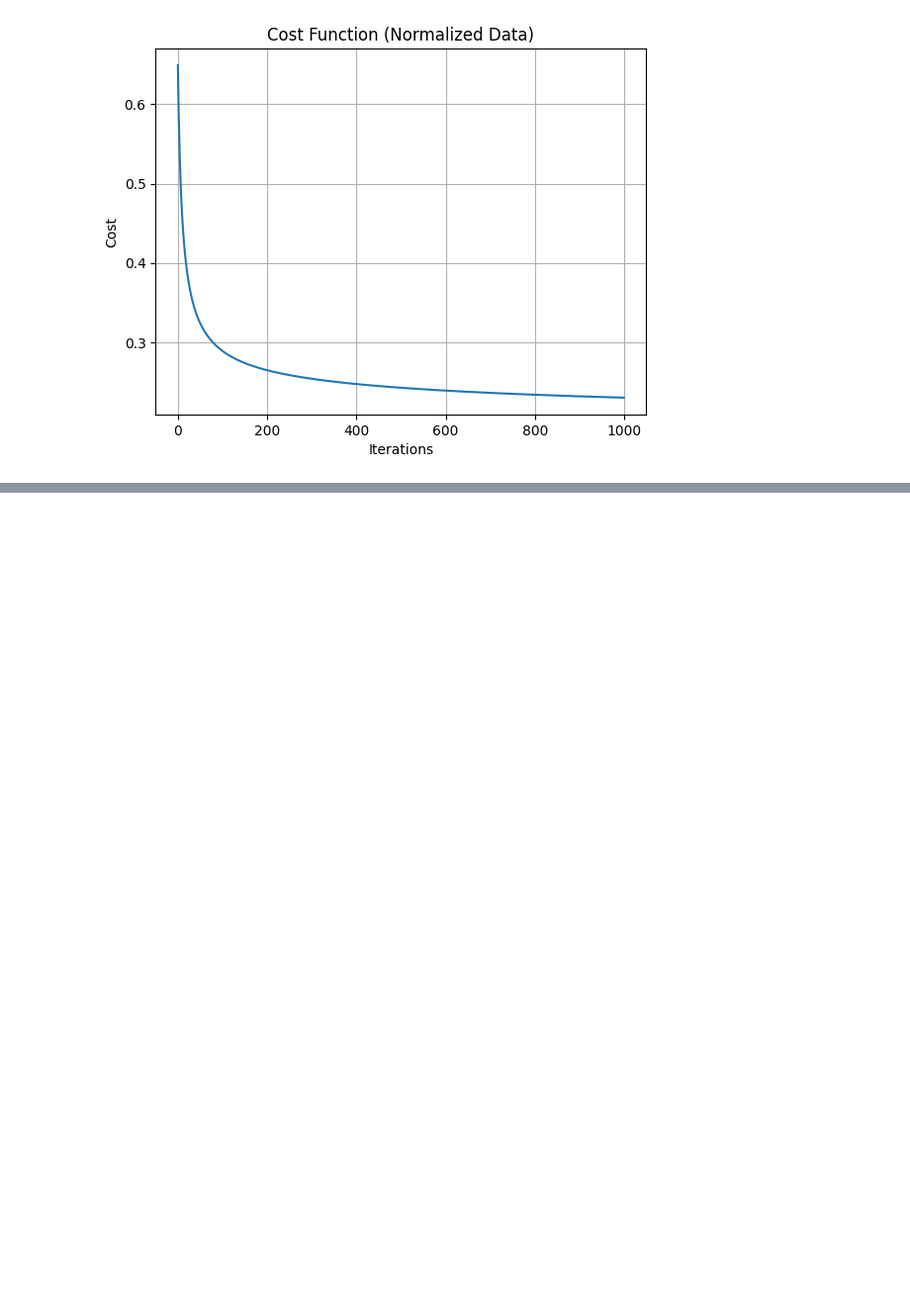
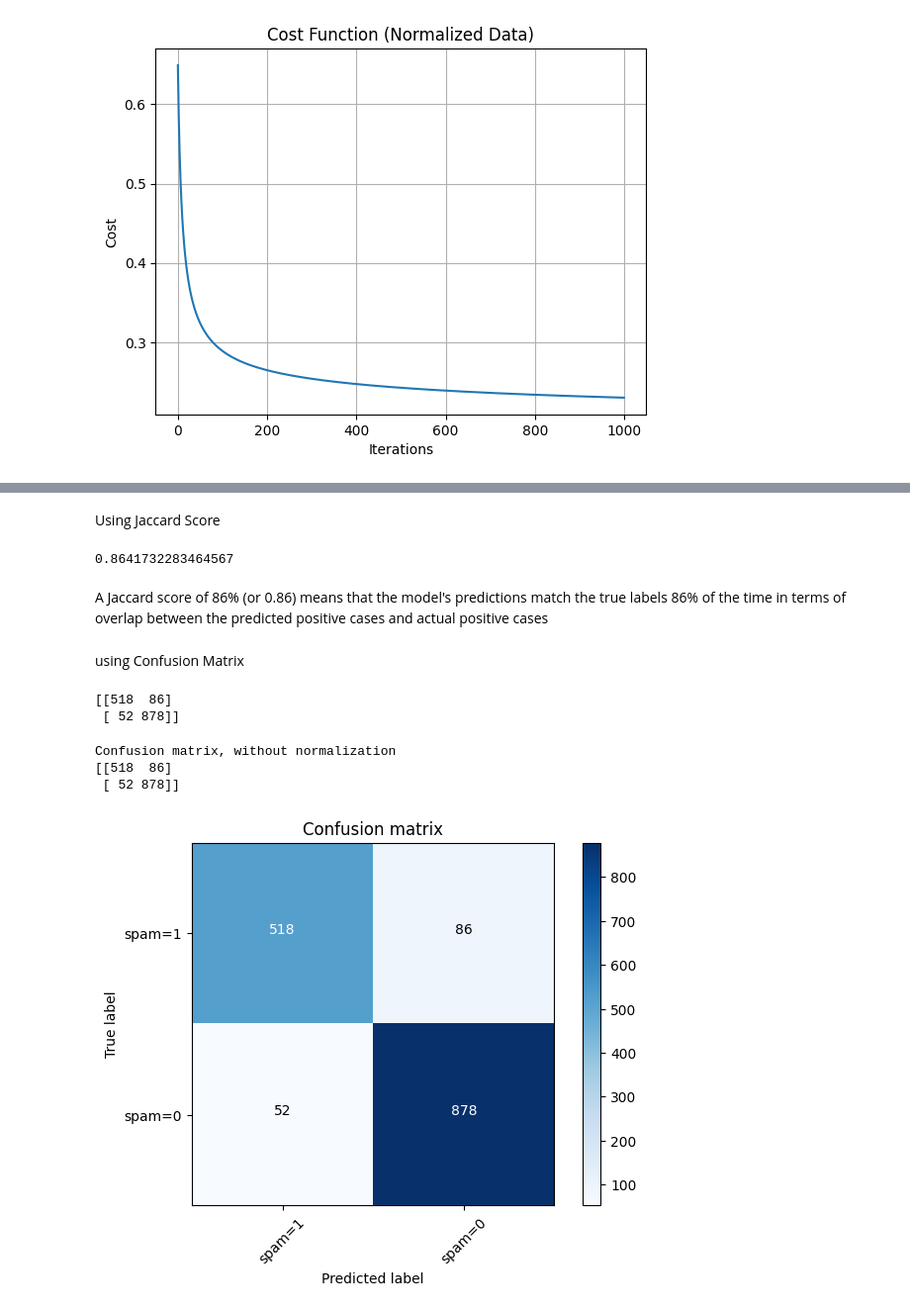
Before and after one commit to AmoguJUduka/MachineLearning, a Jupyter notebook: DeepLearningAssignments/SpamDataset_LogisticRegression.ipynb, the cells around one changed output, grey strips where cells are left out. Shown: that part at 99% size. Drawn from its saved outputs; the diff is of its cells as text; code cells hidden in the pictures; blank space fills up the shorter version.

```diff
--- a/DeepLearningAssignments/SpamDataset_LogisticRegression.ipynb
+++ b/DeepLearningAssignments/SpamDataset_LogisticRegression.ipynb
@@ -281,0 +284,5 @@ Test Accuracy: 0.9231
+# %%
+from sklearn.linear_model import LogisticRegression
+from sklearn.metrics import confusion_matrix
+LR = LogisticRegression(C=0.01, solver='liblinear').fit(X_train_normalized,y_train)
+LR
@@ -281,0 +291,3 @@ Test Accuracy: 0.9231
+# %%
+yhat = LR.predict(X_test_normalized)
+yhat
@@ -281,0 +307,67 @@ Test Accuracy: 0.9231
+# %% [markdown]
+Using Jaccard Score
+# %%
+from sklearn.metrics import jaccard_score
+jaccard_score(y_test, yhat,pos_label=0)
+# %% [output]
+0.8641732283464567
+# %% [markdown]
+A Jaccard score of 86% (or 0.86) means that the model's predictions match the true labels 86% of the time in terms of overlap between the predicted positive cases and actual positive cases
+# %% [markdown]
+using Confusion Matrix
+# %%
+from sklearn.metrics import classification_report, confusion_matrix
+import itertools
+def plot_confusion_matrix(cm, classes,
+                          normalize=False,
+                          title='Confusion matrix',
+                          cmap=plt.cm.Blues):
+    """
+    This function prints and plots the confusion matrix.
+    Normalization can be applied by setting `normalize=True`.
+    """
+    if normalize:
+        cm = cm.astype('float') / cm.sum(axis=1)[:, np.newaxis]
+        print("Normalized confusion matrix")
+    else:
+        print('Confusion matrix, without normalization')
+
+    print(cm)
+
+    plt.imshow(cm, interpolation='nearest', cmap=cmap)
+    plt.title(title)
+    plt.colorbar()
+    tick_marks = np.arange(len(classes))
+    plt.xticks(tick_marks, classes, rotation=45)
+    plt.yticks(tick_marks, classes)
+
+    fmt = '.2f' if normalize else 'd'
+    thresh = cm.max() / 2.
+    for i, j in itertools.product(range(cm.shape[0]), range(cm.shape[1])):
+        plt.text(j, i, format(cm[i, j], fmt),
+                 horizontalalignment="center",
+                 color="white" if cm[i, j] > thresh else "black")
+
+    plt.tight_layout()
+    plt.ylabel('True label')
+    plt.xlabel('Predicted label')
+
+
+print(confusion_matrix(y_test, yhat, labels=[1,0]))
+# %% [output]
+[[518  86]
+ [ 52 878]]
+# %%
+# Compute confusion matrix
+cnf_matrix = confusion_matrix(y_test, yhat, labels=[1,0])
+np.set_printoptions(precision=2)
+
+
+# Plot non-normalized confusion matrix
+plt.figure()
+plot_confusion_matrix(cnf_matrix, classes=['spam=1','spam=0'],normalize= False,  title='Confusion matrix')
+# %% [output]
+Confusion matrix, without normalization
+[[518  86]
+ [ 52 878]]
+[figure, added]
```
Also changed, not shown: parts of 10 cells of this notebook.
